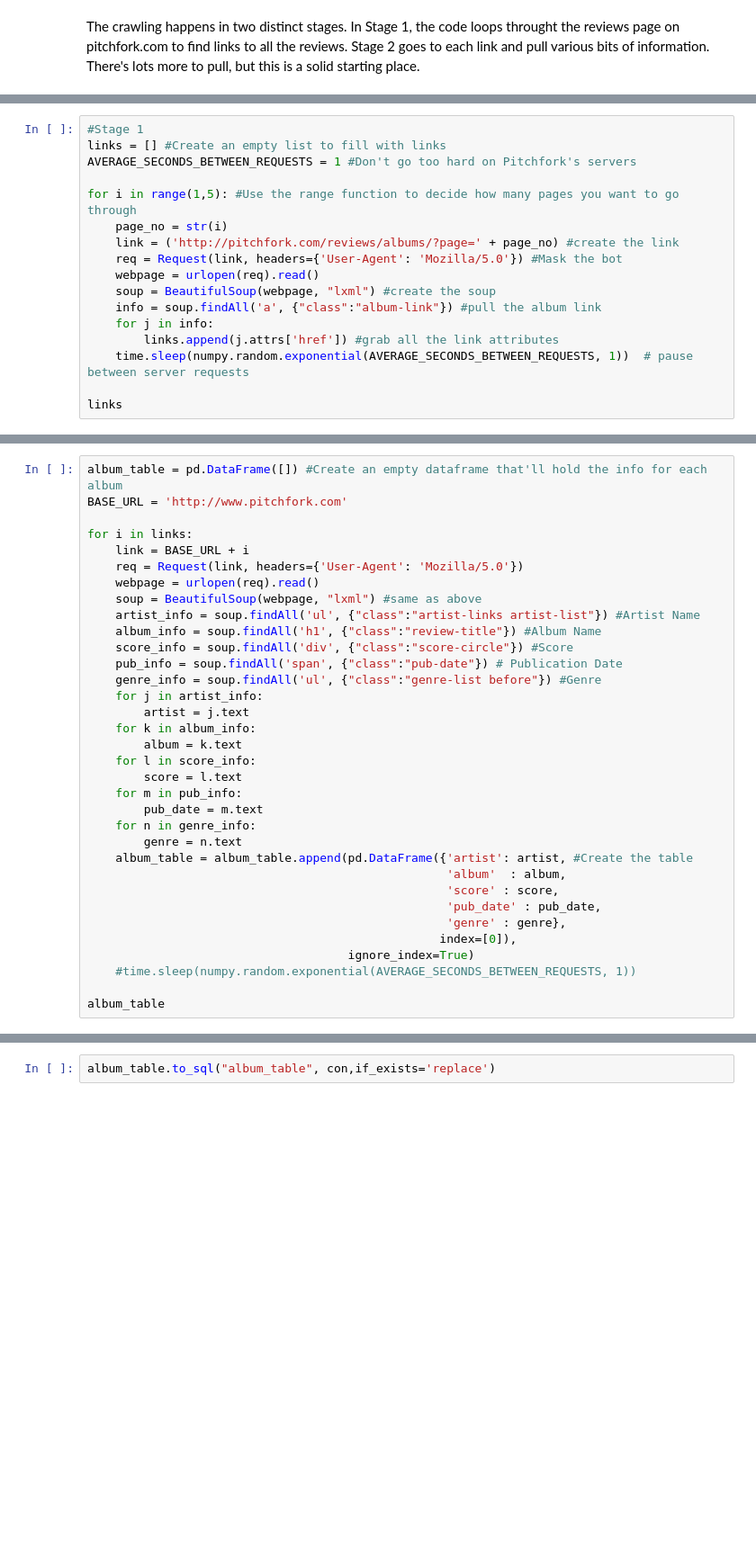
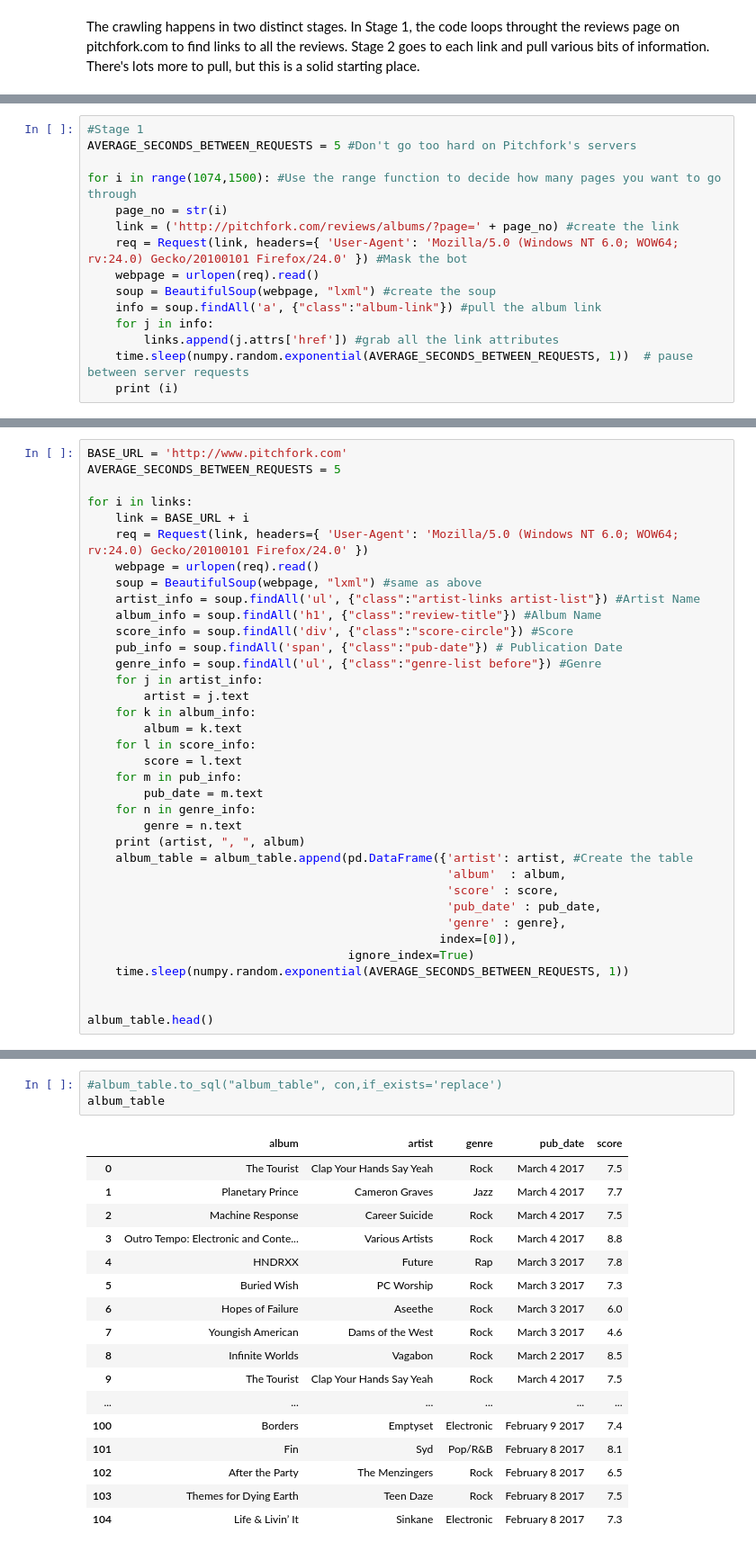
Before and after one commit to timdmulligan/govs_ball_schedule, a Jupyter notebook: crawl_govs_ball.ipynb, the cells around one changed output, grey strips where cells are left out. Shown: that part at 90% size. Drawn from its saved outputs; the diff is of its cells as text; blank space fills up the shorter version.

Commit message:
Improved crawler file. Still getting shutdown by pitchform after about 100 obvs in the second step.

```diff
--- a/crawl_govs_ball.ipynb
+++ b/crawl_govs_ball.ipynb
@@ -48,18 +75,16 @@ The crawling happens in two distinct stages. In Stage 1, the code loops throught
 # %%
 #Stage 1
-links = [] #Create an empty list to fill with links
-AVERAGE_SECONDS_BETWEEN_REQUESTS = 1 #Don't go too hard on Pitchfork's servers
+AVERAGE_SECONDS_BETWEEN_REQUESTS = 5 #Don't go too hard on Pitchfork's servers
 
-for i in range(1,5): #Use the range function to decide how many pages you want to go through
+for i in range(1074,1500): #Use the range function to decide how many pages you want to go through
     page_no = str(i)
     link = ('http://pitchfork.com/reviews/albums/?page=' + page_no) #create the link
-    req = Request(link, headers={'User-Agent': 'Mozilla/5.0'}) #Mask the bot
+    req = Request(link, headers={ 'User-Agent': 'Mozilla/5.0 (Windows NT 6.0; WOW64; rv:24.0) Gecko/20100101 Firefox/24.0' }) #Mask the bot
     webpage = urlopen(req).read()
     soup = BeautifulSoup(webpage, "lxml") #create the soup
     info = soup.findAll('a', {"class":"album-link"}) #pull the album link
     for j in info:
         links.append(j.attrs['href']) #grab all the link attributes
     time.sleep(numpy.random.exponential(AVERAGE_SECONDS_BETWEEN_REQUESTS, 1))  # pause between server requests
-
-links
+    print (i)
 # %% [output]
@@ -83,10 +127,10 @@ links
 # %%
-album_table = pd.DataFrame([]) #Create an empty dataframe that'll hold the info for each album
 BASE_URL = 'http://www.pitchfork.com'
+AVERAGE_SECONDS_BETWEEN_REQUESTS = 5
 
 for i in links:
     link = BASE_URL + i
-    req = Request(link, headers={'User-Agent': 'Mozilla/5.0'})
+    req = Request(link, headers={ 'User-Agent': 'Mozilla/5.0 (Windows NT 6.0; WOW64; rv:24.0) Gecko/20100101 Firefox/24.0' })
     webpage = urlopen(req).read()
     soup = BeautifulSoup(webpage, "lxml") #same as above
     artist_info = soup.findAll('ul', {"class":"artist-links artist-list"}) #Artist Name
@@ -104,6 +148,7 @@ for i in links:
         pub_date = m.text
     for n in genre_info:
         genre = n.text
+    print (artist, ", ", album)
     album_table = album_table.append(pd.DataFrame({'artist': artist, #Create the table
                                                    'album'  : album,
                                                    'score' : score,
@@ -111,7 +156,8 @@ for i in links:
                                                    'genre' : genre},
                                                   index=[0]),
                                      ignore_index=True)
-    #time.sleep(numpy.random.exponential(AVERAGE_SECONDS_BETWEEN_REQUESTS, 1))
+    time.sleep(numpy.random.exponential(AVERAGE_SECONDS_BETWEEN_REQUESTS, 1))
 
-album_table
+
+album_table.head()
 # %% [output]
@@ -135,2 +182,21 @@ album_table
 # %%
-album_table.to_sql("album_table", con,if_exists='replace')
+#album_table.to_sql("album_table", con,if_exists='replace')
+album_table
+# %% [output]
+|  | album | artist | genre | pub_date | score |
+| 0 | The Tourist | Clap Your Hands Say Yeah | Rock | March 4 2017 | 7.5 |
+| 1 | Planetary Prince | Cameron Graves | Jazz | March 4 2017 | 7.7 |
+| 2 | Machine Response | Career Suicide | Rock | March 4 2017 | 7.5 |
+| 3 | Outro Tempo: Electronic and Conte... | Various Artists | Rock | March 4 2017 | 8.8 |
+| 4 | HNDRXX | Future | Rap | March 3 2017 | 7.8 |
+| 5 | Buried Wish | PC Worship | Rock | March 3 2017 | 7.3 |
+| 6 | Hopes of Failure | Aseethe | Rock | March 3 2017 | 6.0 |
+| 7 | Youngish American | Dams of the West | Rock | March 3 2017 | 4.6 |
+| 8 | Infinite Worlds | Vagabon | Rock | March 2 2017 | 8.5 |
+| 9 | The Tourist | Clap Your Hands Say Yeah | Rock | March 4 2017 | 7.5 |
+| ... | ... | ... | ... | ... | ... |
+| 100 | Borders | Emptyset | Electronic | February 9 2017 | 7.4 |
+| 101 | Fin | Syd | Pop/R&B | February 8 2017 | 8.1 |
+| 102 | After the Party | The Menzingers | Rock | February 8 2017 | 6.5 |
+| 103 | Themes for Dying Earth | Teen Daze | Rock | February 8 2017 | 7.5 |
+| 104 | Life & Livin’ It | Sinkane | Electronic | February 8 2017 | 7.3 |
```
Also changed, not shown: parts of 12 cells of this notebook, 1 other file.
